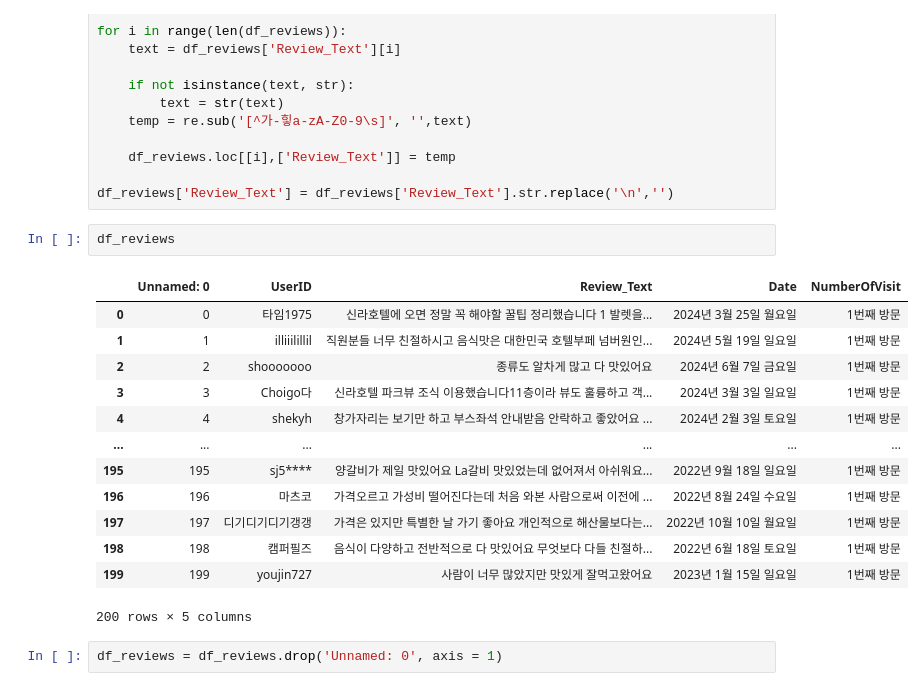
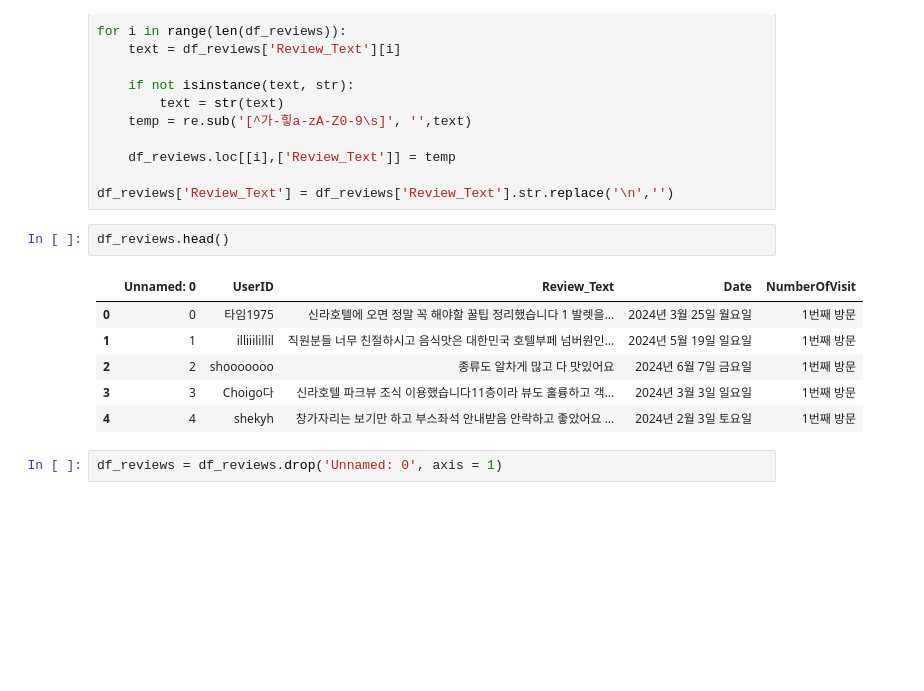
Before and after one commit to baedori99/Restaurant_Review, a Jupyter notebook: Data_Preprocessing/data_preprocess.ipynb, the cells around one changed output. Cells and saved outputs as stored; diff of their text form; blank space fills up the shorter version.

```diff
--- a/Data_Preprocessing/data_preprocess.ipynb
+++ b/Data_Preprocessing/data_preprocess.ipynb
@@ -346,21 +230,14 @@ for i in range(len(df_reviews)):
 
 df_reviews['Review_Text'] = df_reviews['Review_Text'].str.replace('\n','')
 # %%
-df_reviews
+df_reviews.head()
 # %% [output]
 |  | Unnamed: 0 | UserID | Review_Text | Date | NumberOfVisit |
 | 0 | 0 | 타임1975 | 신라호텔에 오면 정말 꼭 해야할 꿀팁 정리했습니다 1 발렛을... | 2024년 3월 25일 월요일 | 1번째 방문 |
 | 1 | 1 | illiiilillil | 직원분들 너무 친절하시고 음식맛은 대한민국 호텔부페 넘버원인... | 2024년 5월 19일 일요일 | 1번째 방문 |
 | 2 | 2 | shooooooo | 종류도 알차게 많고 다 맛있어요 | 2024년 6월 7일 금요일 | 1번째 방문 |
 | 3 | 3 | Choigo다 | 신라호텔 파크뷰 조식 이용했습니다11층이라 뷰도 훌륭하고 객... | 2024년 3월 3일 일요일 | 1번째 방문 |
 | 4 | 4 | shekyh | 창가자리는 보기만 하고 부스좌석 안내받음 안락하고 좋았어요 ... | 2024년 2월 3일 토요일 | 1번째 방문 |
-| ... | ... | ... | ... | ... | ... |
-| 195 | 195 | sj5**** | 양갈비가 제일 맛있어요 La갈비 맛있었는데 없어져서 아쉬워요... | 2022년 9월 18일 일요일 | 1번째 방문 |
-| 196 | 196 | 마츠코 | 가격오르고 가성비 떨어진다는데 처음 와본 사람으로써 이전에 ... | 2022년 8월 24일 수요일 | 1번째 방문 |
-| 197 | 197 | 디기디기디기갱갱 | 가격은 있지만 특별한 날 가기 좋아요 개인적으로 해산물보다는... | 2022년 10월 10일 월요일 | 1번째 방문 |
-| 198 | 198 | 캠퍼필즈 | 음식이 다양하고 전반적으로 다 맛있어요 무엇보다 다들 친절하... | 2022년 6월 18일 토요일 | 1번째 방문 |
-| 199 | 199 | youjin727 | 사람이 너무 많았지만 맛있게 잘먹고왔어요 | 2023년 1월 15일 일요일 | 1번째 방문 |
-200 rows × 5 columns
 # %%
 df_reviews = df_reviews.drop('Unnamed: 0', axis = 1)
 # %%
```
Also changed, not shown: parts of 20 cells of this notebook, 3 other files.
